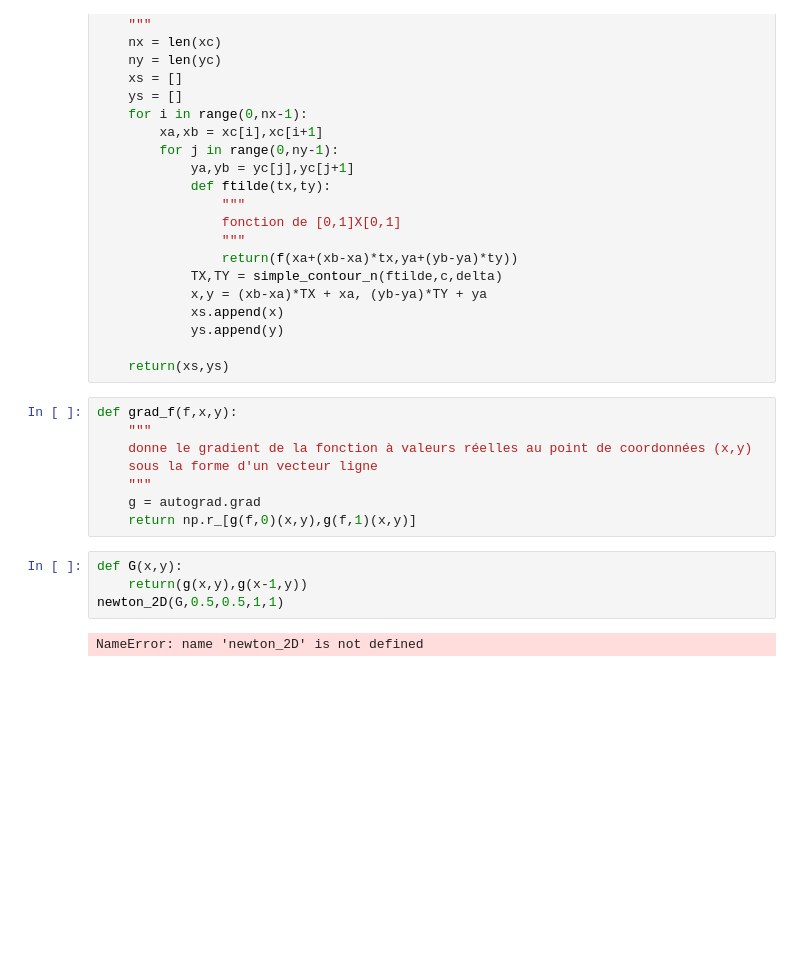
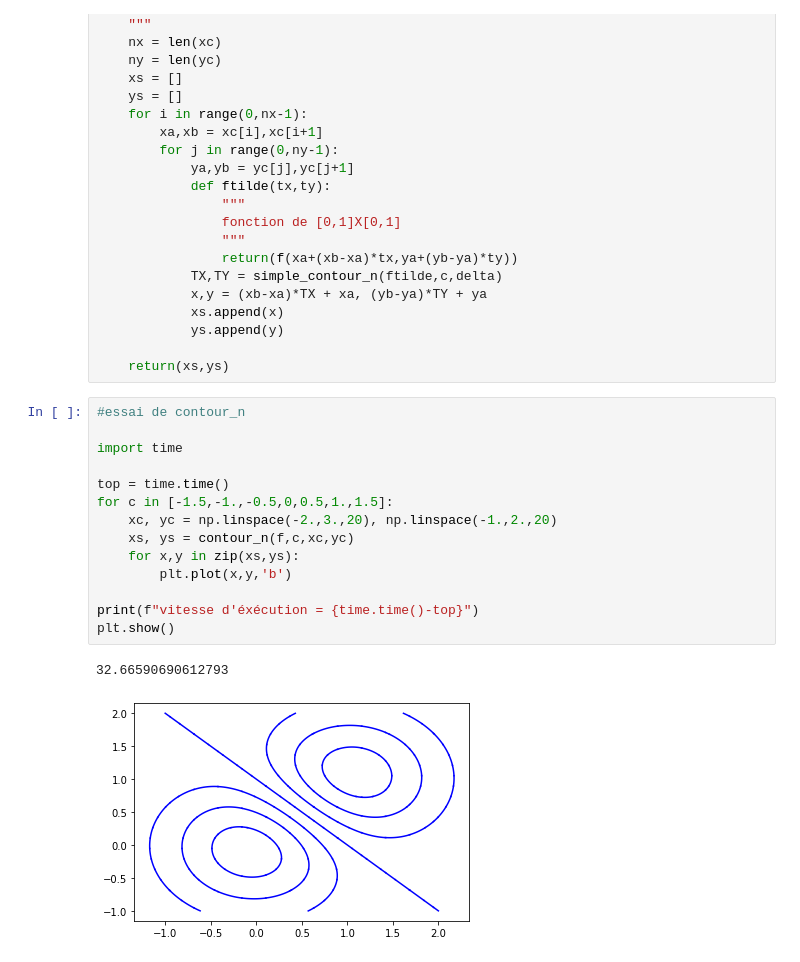
Before and after one commit to theleclerc/projet_math_info, a Jupyter notebook: projet_MI_final.ipynb, the cells around one changed output. Saved outputs shown, nothing was run; the diff lists cells and outputs as text; blank space fills up the shorter version.

```diff
--- a/projet_MI_final.ipynb
+++ b/projet_MI_final.ipynb
@@ -299,17 +325,20 @@ def contour_n(f, c=0.0, xc=[0.0,1.0], yc=[0.0,1.0], delta=0.01):
             ys.append(y)
 
     return(xs,ys)
-# %%
-def grad_f(f,x,y):
-    """
-    donne le gradient de la fonction à valeurs réelles au point de coordonnées (x,y)
-    sous la forme d'un vecteur ligne
-    """
-    g = autograd.grad
-    return np.r_[g(f,0)(x,y),g(f,1)(x,y)]
-# %%
-def G(x,y):
-    return(g(x,y),g(x-1,y))
-newton_2D(G,0.5,0.5,1,1)
-# %% [output]
-NameError: name 'newton_2D' is not defined
+# %%
+#essai de contour_n
+
+import time
+
+top = time.time()
+for c in [-1.5,-1.,-0.5,0,0.5,1.,1.5]:
+    xc, yc = np.linspace(-2.,3.,20), np.linspace(-1.,2.,20)
+    xs, ys = contour_n(f,c,xc,yc)
+    for x,y in zip(xs,ys):
+        plt.plot(x,y,'b')
+
+print(f"vitesse d'éxécution = {time.time()-top}")
+plt.show()
+# %% [output]
+32.66590690612793
+[figure, added]
```
Also changed, not shown: parts of 9 cells of this notebook.
